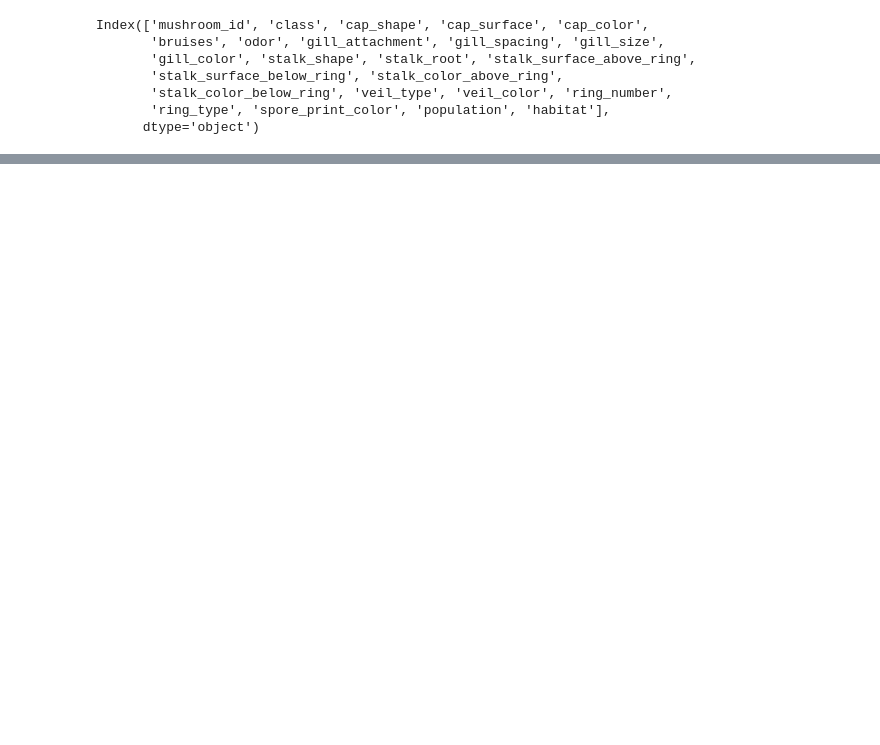
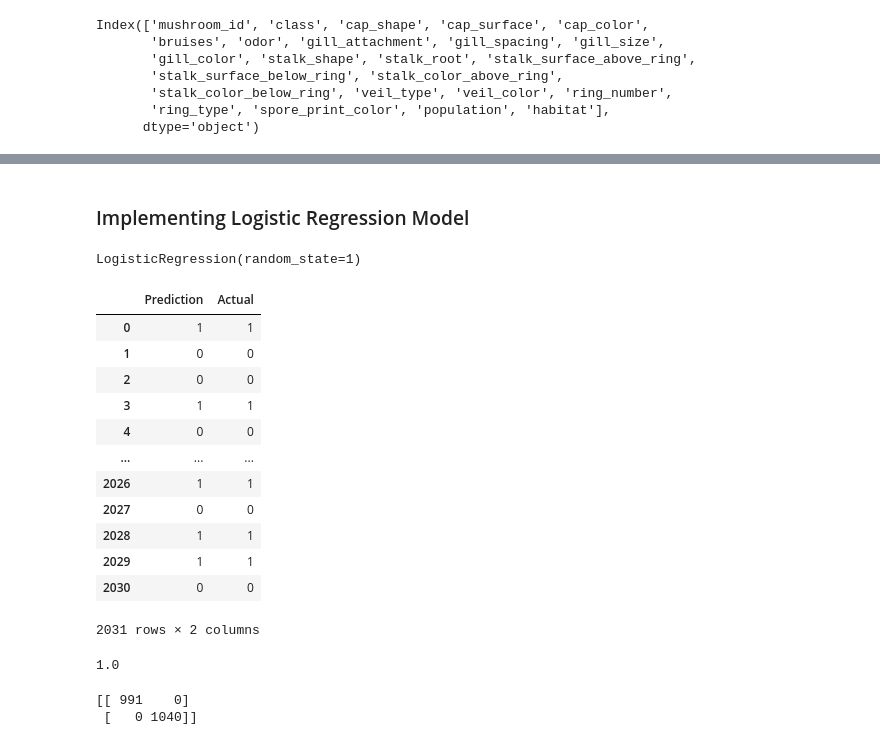
Before and after one commit to Vaishali715/Final_Project, a Jupyter notebook: mushrooms_neural_net.ipynb, the cells around one changed output, grey strips where cells are left out. Saved outputs shown, nothing was run; the diff lists cells and outputs as text; code cells hidden in the pictures; blank space fills up the shorter version.

```diff
--- a/mushrooms_neural_net.ipynb
+++ b/mushrooms_neural_net.ipynb
@@ -103,12 +208,12 @@ mushroom_df['gill_spacing'] = mushroom_df['gill_spacing'].replace({'c':'close','
 mushroom_df['gill_size'] = mushroom_df['gill_size'].replace({'b':'broad', 'n':'narrow'})
 mushroom_df['gill_color'] = mushroom_df['gill_color'].replace({'k':'black','n':'brown','b':'buff','h':'chocolate','g':'gray', 'r':'green','o':'orange','p':'pink','u':'purple','e':'red', 'w':'white','y':'yellow'})
 mushroom_df['stalk_shape'] = mushroom_df['stalk_shape'].replace({'e':'enlarging','t':'tapering'})
-mushroom_df['stalk_root'] = mushroom_df['stalk_root'].replace({'b':'bulbous','c':'club','u':'cup','e':'equal','z':'rhizomorphs=','r':'rooted','?':'missing'})
+# mushroom_df['stalk_root'] = mushroom_df['stalk_root'].replace({'b':'bulbous','c':'club','u':'cup','e':'equal','z':'rhizomorphs=','r':'rooted','?':'missing'})
 mushroom_df['stalk_surface_above_ring'] = mushroom_df['stalk_surface_above_ring'].replace({'f':'fibrous','y':'scaly','k':'silky','s':'smooth'})
 mushroom_df['stalk_surface_below_ring'] = mushroom_df['stalk_surface_below_ring'].replace({'f':'fibrous','y':'scaly','k':'silky','s':'smooth'})
 mushroom_df['stalk_color_above_ring'] = mushroom_df['stalk_color_above_ring'].replace({'n':'brown','b':'buff','c':'cinnamon','g':'gray','o':'orange=','p':'pink','e':'red','w':'white','y':'yellow'})
 mushroom_df['stalk_color_below_ring'] = mushroom_df['stalk_color_below_ring'].replace({'n':'brown','b':'buff','c':'cinnamon','g':'gray','o':'orange=','p':'pink','e':'red','w':'white','y':'yellow'})
-mushroom_df['veil_type'] = mushroom_df['veil_type'].replace({'p':'partial','u':'universal'})
+# mushroom_df['veil_type'] = mushroom_df['veil_type'].replace({'p':'partial','u':'universal'})
 mushroom_df['veil_color'] = mushroom_df['veil_color'].replace({'n':'brown','o':'orange','w':'white','y':'yellow'})
 mushroom_df['ring_number'] = mushroom_df['ring_number'].replace({'n':'none','o':'one','t':'two'})
 mushroom_df['ring_type'] = mushroom_df['ring_type'].replace({'c':'cobwebby','e':'evanescent','f':'flaring','l':'large','n':'none','p':'pendant','s':'sheathing','z':'zone'})
@@ -139,9 +244,9 @@ mushroom_df.to_sql('clean_mushroom', engine)
 mushroom_df = mushroom_df.drop(columns=['mushroom_id'])
 encode_df = pd.get_dummies(mushroom_df, columns=['class', 'cap_shape', 'cap_surface', 'cap_color',
        'bruises', 'odor', 'gill_attachment', 'gill_spacing', 'gill_size',
-       'gill_color', 'stalk_shape', 'stalk_root', 'stalk_surface_above_ring',
+       'gill_color', 'stalk_shape', 'stalk_surface_above_ring',
        'stalk_surface_below_ring', 'stalk_color_above_ring',
-       'stalk_color_below_ring', 'veil_type', 'veil_color', 'ring_number',
+       'stalk_color_below_ring', 'veil_color', 'ring_number',
        'ring_type', 'spore_print_color', 'population', 'habitat'])
 
 encode_df.head(10)
@@ -238,0 +338,40 @@ Loss: 2.696296519388852e-07, Accuracy: 1.0
+# %% [markdown]
+### Implementing Logistic Regression Model
+# %%
+# Instantiate the model
+classifier = LogisticRegression(solver='lbfgs', random_state=1)
+# %%
+# Train the model with the training set data
+classifier.fit(X_train, y_train)
+# %% [output]
+LogisticRegression(random_state=1)
+# %%
+# Create predictions and assemble the results into a Pandas DataFrame
+y_pred = classifier.predict(X_test)
+pd.DataFrame({"Prediction": y_pred, "Actual": y_test})
+# %% [output]
+|  | Prediction | Actual |
+| 0 | 1 | 1 |
+| 1 | 0 | 0 |
+| 2 | 0 | 0 |
+| 3 | 1 | 1 |
+| 4 | 0 | 0 |
+| ... | ... | ... |
+| 2026 | 1 | 1 |
+| 2027 | 0 | 0 |
+| 2028 | 1 | 1 |
+| 2029 | 1 | 1 |
+| 2030 | 0 | 0 |
+2031 rows × 2 columns
+# %%
+# Evaluate the performance of the model
+accuracy_score(y_test, y_pred)
+# %% [output]
+1.0
+# %%
+# Calculate confusion matrix coefficients and print
+matrix = confusion_matrix(y_test, y_pred)
+print(matrix)
+# %% [output]
+[[ 991    0]
+ [   0 1040]]
```
Also changed, not shown: parts of 26 cells of this notebook.
